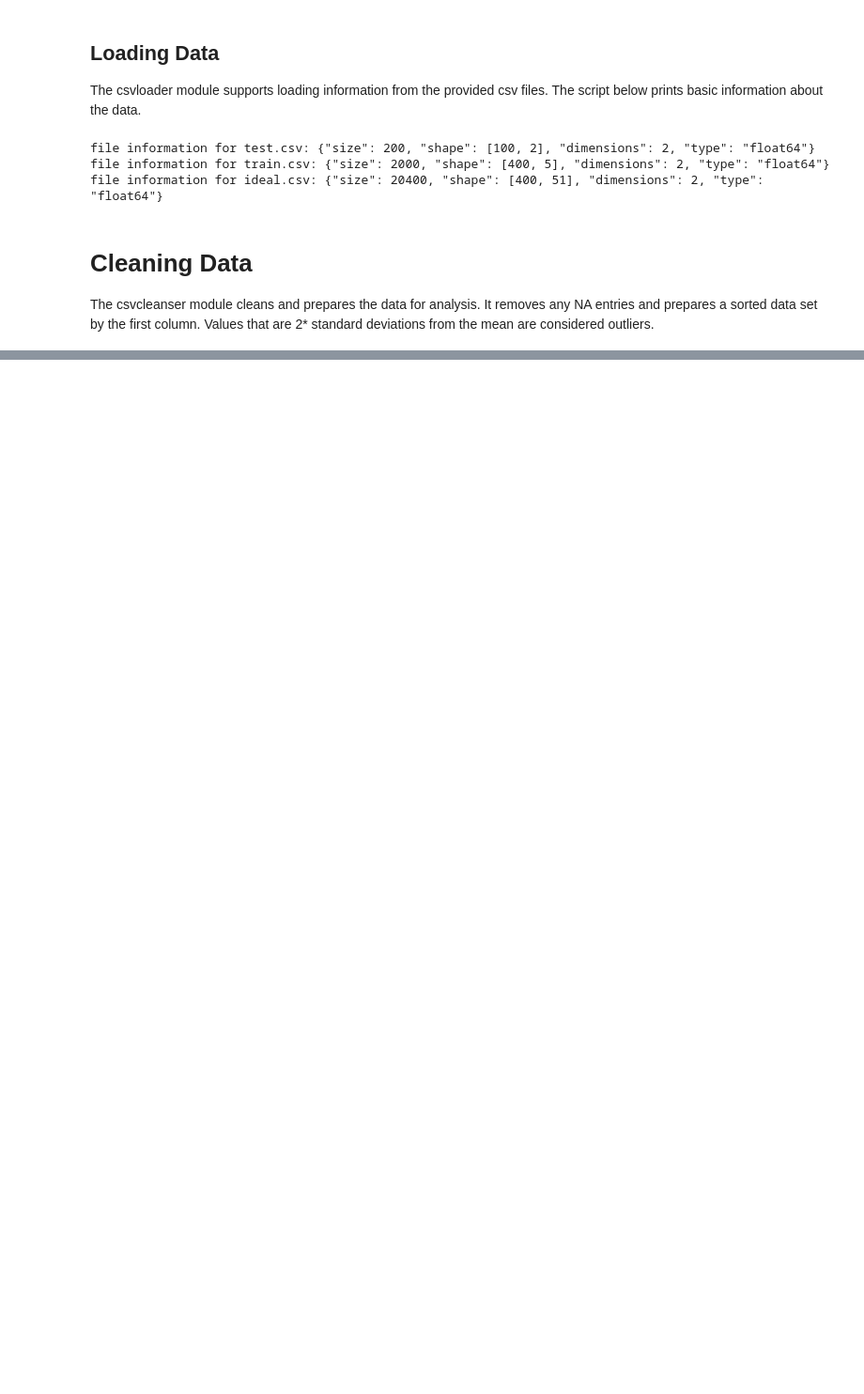
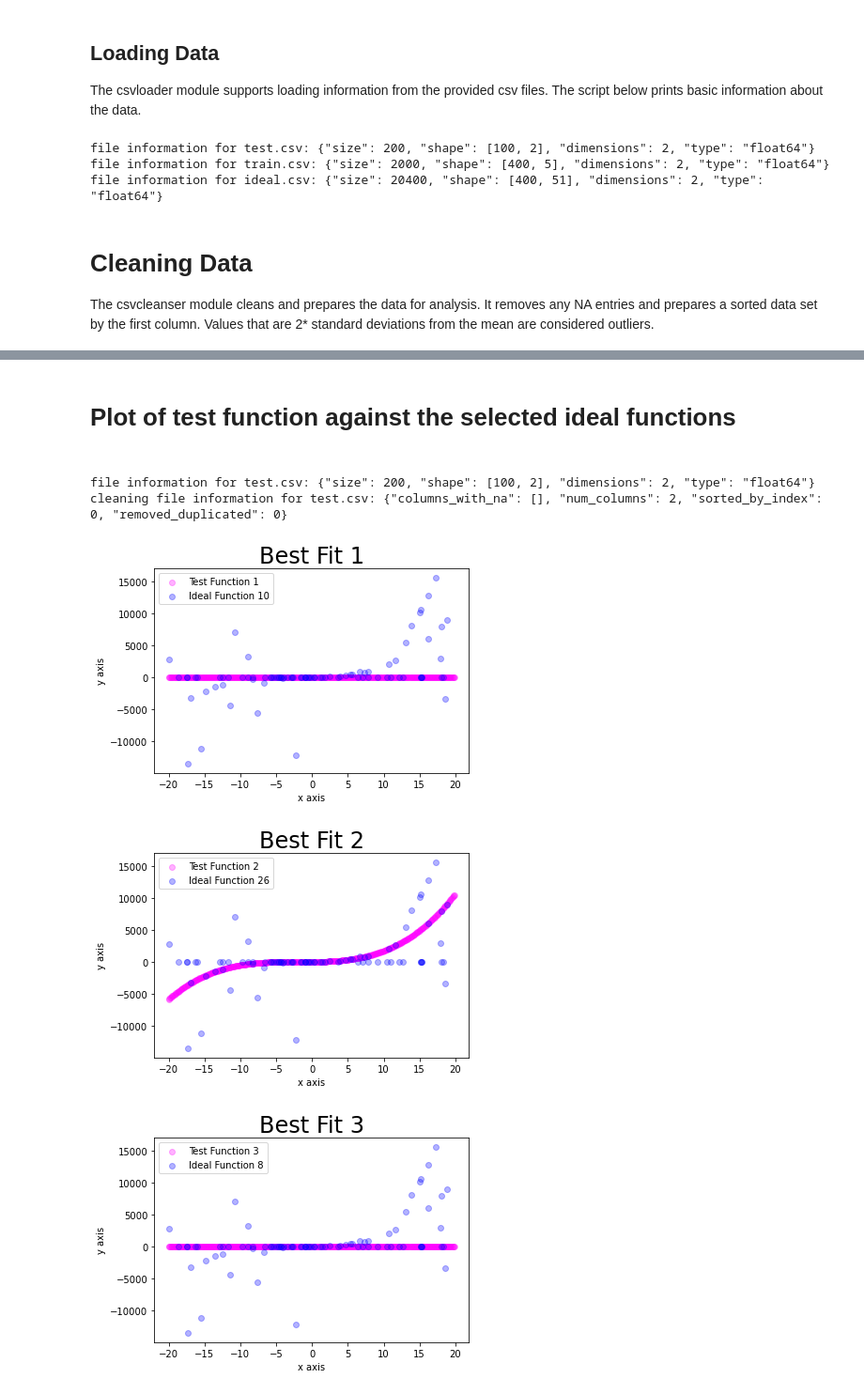
Before and after one commit to ivegotwings/IUBH_PYTHON_ASSIGNMENT, a Jupyter notebook: journal.ipynb, the cells around one changed output, grey strips where cells are left out. Shown at 94% size. Drawn from its saved outputs; the diff is of its cells as text; code cells hidden in the pictures; blank space fills up the shorter version.

```diff
--- a/journal.ipynb
+++ b/journal.ipynb
@@ -46,0 +93,32 @@ cleaning file information for ideal.csv: {"columns_with_na": [], "num_columns":
+# %% [markdown]
+<h1>Plot of test function against the selected ideal functions<h1>
+# %%
+#load test data and clean
+test_data_importer = csvloader.CSVLoader(path_test_data, 'test.csv')
+test_data_importer.read_csv()
+test_data_importer.print_csv_info()
+
+test_data_cleanser = csvcleanser.CSVCleanser(test_data_importer.csv_data, test_data_importer.label)
+test_data_cleanser.print_cleansing_info()
+test_data_cleanser.removeOutliers(1)
+
+testData = test_data_cleanser.df;
+
+for key in fit:
+    yTrain = trainData[int(key)]
+    yIdeal = idealData[fit[key]]
+    yTest = testData[1]
+    plt.scatter(y = yIdeal, x = idealData[0], color = 'magenta', alpha = 0.3)
+    plt.scatter(y = yTest, x = testData[0], color = 'blue', alpha = 0.3)
+
+    plt.xlabel("x axis")
+    plt.ylabel("y axis")
+    plt.legend(labels=['Test Function {}'.format(key), 'Ideal Function {}'.format(fit[key])])
+    plt.title('Best Fit {}'.format(key), size=24)
+    plt.show()
+# %% [output]
+file information for test.csv: {"size": 200, "shape": [100, 2], "dimensions": 2, "type": "float64"}
+cleaning file information for test.csv: {"columns_with_na": [], "num_columns": 2, "sorted_by_index": 0, "removed_duplicated": 0}
+[figure, added]
+[figure, added]
+[figure, added]
```
Also changed, not shown: parts of 7 cells of this notebook, 3 other files.
